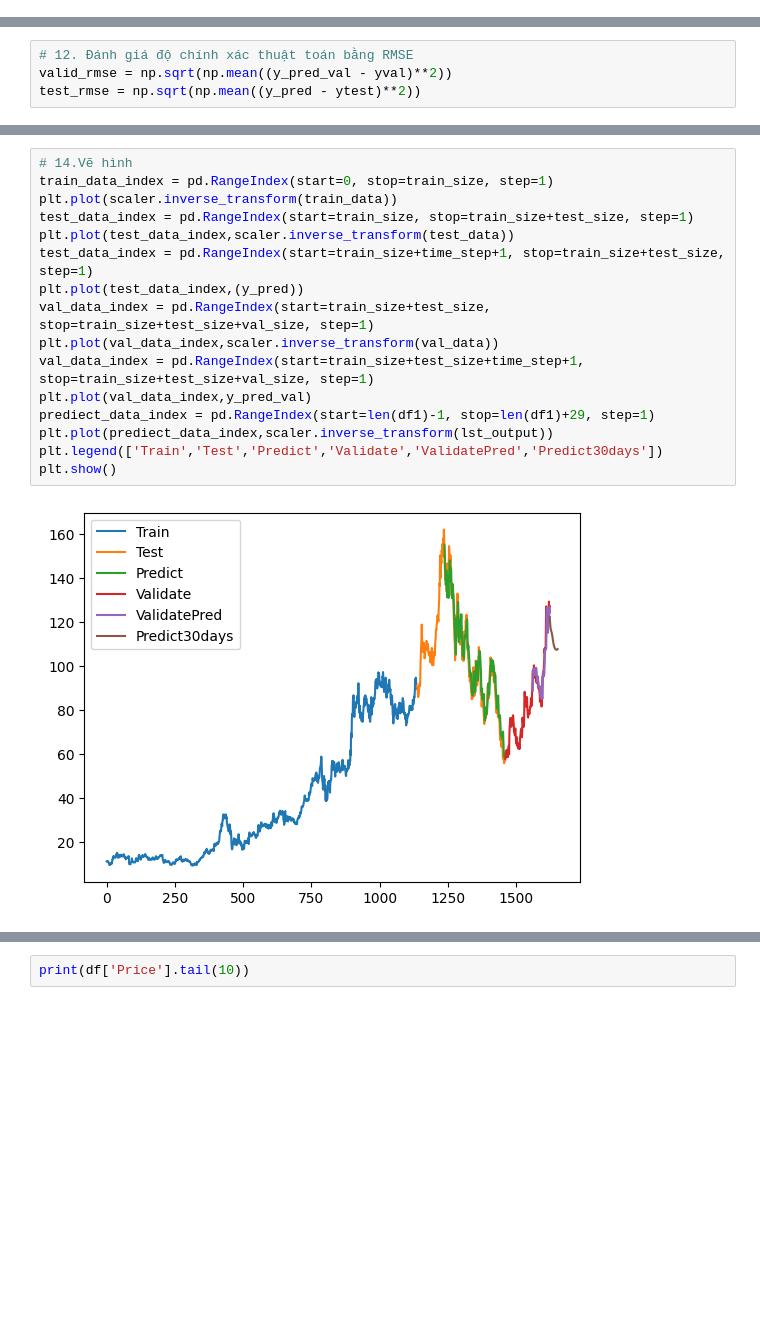
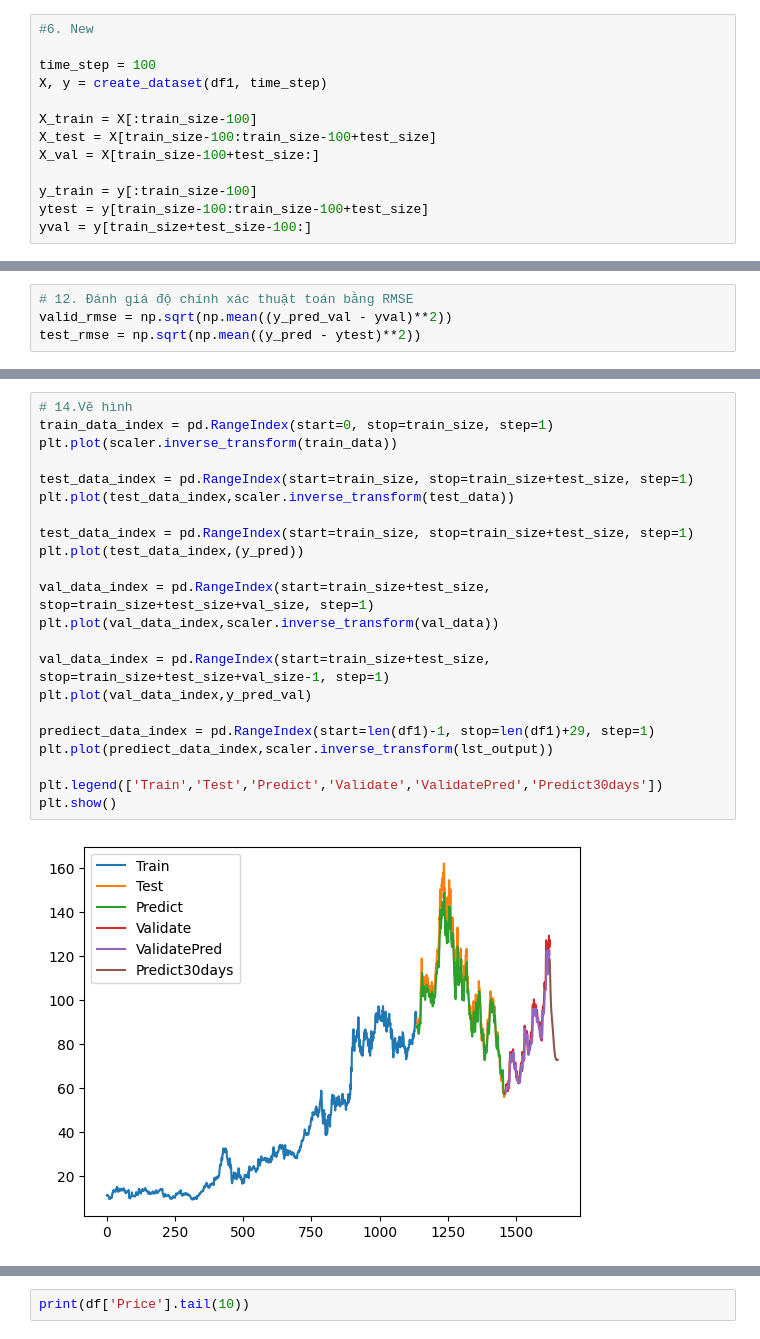
Before and after one commit to dangnghiepcuong/IS403.N21.HTTT_Nhom2, a Jupyter notebook: Test LSTM/INTC_LSTM_Model_721.ipynb, the cells around one changed output, grey strips where cells are left out. Cells and saved outputs as stored; diff of their text form; blank space fills up the shorter version.

```diff
--- a/Test LSTM/INTC_LSTM_Model_721.ipynb
+++ b/Test LSTM/INTC_LSTM_Model_721.ipynb
@@ -47,3 +47,16 @@ X_test, ytest = create_dataset(test_data, time_step)
+# %%
+#6. New
+
+time_step = 100
+X, y = create_dataset(df1, time_step)
+
+X_train = X[:train_size-100]
+X_test = X[train_size-100:train_size-100+test_size]
+X_val = X[train_size-100+test_size:]
+
+y_train = y[:train_size-100]
+ytest = y[train_size-100:train_size-100+test_size]
+yval = y[train_size+test_size-100:]
 # %%
 # 7. Reshape input to be [samples, time steps, features] which is required for LSTM
 X_train =X_train.reshape(X_train.shape[0],X_train.shape[1] , 1)
@@ -156,21 +169,27 @@ while(i<30):
 # %%
 # 14.Vẽ hình
 train_data_index = pd.RangeIndex(start=0, stop=train_size, step=1)
 plt.plot(scaler.inverse_transform(train_data))
+
 test_data_index = pd.RangeIndex(start=train_size, stop=train_size+test_size, step=1)
 plt.plot(test_data_index,scaler.inverse_transform(test_data))
-test_data_index = pd.RangeIndex(start=train_size+time_step+1, stop=train_size+test_size, step=1)
+
+test_data_index = pd.RangeIndex(start=train_size, stop=train_size+test_size, step=1)
 plt.plot(test_data_index,(y_pred))
+
 val_data_index = pd.RangeIndex(start=train_size+test_size, stop=train_size+test_size+val_size, step=1)
 plt.plot(val_data_index,scaler.inverse_transform(val_data))
-val_data_index = pd.RangeIndex(start=train_size+test_size+time_step+1, stop=train_size+test_size+val_size, step=1)
+
+val_data_index = pd.RangeIndex(start=train_size+test_size, stop=train_size+test_size+val_size-1, step=1)
 plt.plot(val_data_index,y_pred_val)
+
 prediect_data_index = pd.RangeIndex(start=len(df1)-1, stop=len(df1)+29, step=1)
 plt.plot(prediect_data_index,scaler.inverse_transform(lst_output))
+
 plt.legend(['Train','Test','Predict','Validate','ValidatePred','Predict30days'])
 plt.show()
 # %% [output]
-[figure, old version]
+[figure, new version]
 # %%
 def mape(actual, predicted):
     actual, predicted = np.array(actual), np.array(predicted)
```
Also changed, not shown: parts of 6 cells of this notebook, 42 other files.
